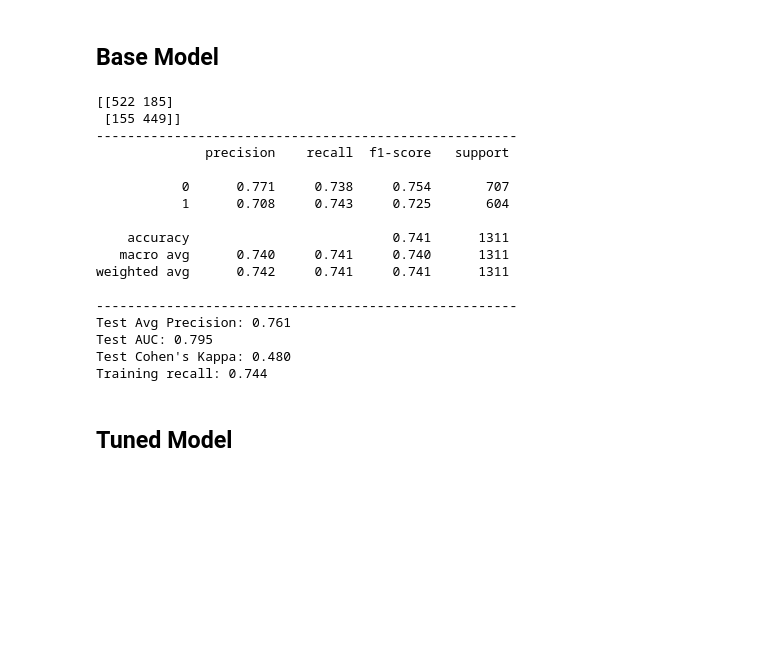
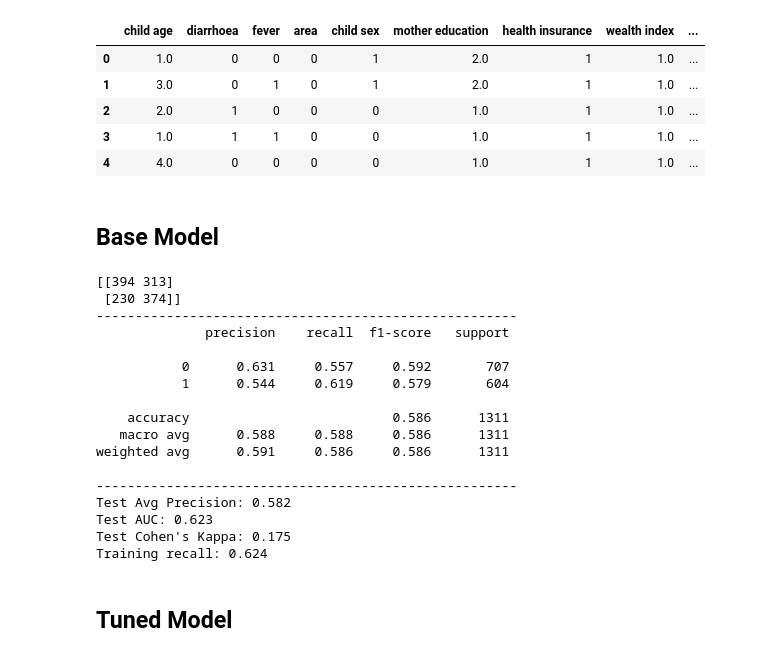
Before and after one commit to deepakbastola/malnutrition, a Jupyter notebook: models/lr.ipynb, the cells around one changed output. Drawn from its saved outputs; the diff is of its cells as text; code cells hidden in the pictures; blank space fills up the shorter version.

```diff
--- a/models/lr.ipynb
+++ b/models/lr.ipynb
@@ -17,7 +17,9 @@ from sklearn.metrics import (classification_report, confusion_matrix, average_pr
 # =====================
 # 1. Prepare Data
 # =====================
-df = pd.read_csv(r"C:\Users\dbastola2022\OneDrive - Florida Atlantic University\Academics\Research\Malnutrition\MICS\malnutrition\Dataset\ch.csv") #Local
+# df = pd.read_csv(r"C:\Users\dbastola2022\OneDrive - Florida Atlantic University\Academics\Research\Malnutrition\MICS\malnutrition\Dataset\ch.csv") #Local
+df = pd.read_csv('/workspaces/malnutrition/Dataset/ch.csv')
+df = df.drop(columns=['child weight'])
 df.head(2)
 
 X = df.drop(columns=['status'])
@@ -32,6 +34,15 @@ X_train_sm, y_train_sm = sm.fit_resample(X_train, y_train)
 
 # print("Before SMOTE:", Counter(y_train))
 # print("After SMOTE:", Counter(y_train_sm))
+# %%
+df.head()
+# %% [output]
+|  | child age | diarrhoea | fever | area | child sex | mother education | health insurance | wealth index | ... |
+| 0 | 1.0 | 0 | 0 | 0 | 1 | 2.0 | 1 | 1.0 | ... |
+| 1 | 3.0 | 0 | 1 | 0 | 1 | 2.0 | 1 | 1.0 | ... |
+| 2 | 2.0 | 1 | 0 | 0 | 0 | 1.0 | 1 | 1.0 | ... |
+| 3 | 1.0 | 1 | 1 | 0 | 0 | 1.0 | 1 | 1.0 | ... |
+| 4 | 4.0 | 0 | 0 | 0 | 0 | 1.0 | 1 | 1.0 | ... |
 # %% [markdown]
 ## Base Model
 # %%
@@ -55,23 +66,23 @@ print(f"Test AUC: {roc_auc_score(y_test, y_proba_base):.3f}")
 print(f"Test Cohen's Kappa: {cohen_kappa_score(y_test, y_pred_base):.3f}")
 print(f"Training recall: {recall_score(y_train_sm, y_train_pred_base):.3f}")
 # %% [output]
-[[522 185]
- [155 449]]
+[[394 313]
+ [230 374]]
 ------------------------------------------------------
               precision    recall  f1-score   support
 
-           0      0.771     0.738     0.754       707
-           1      0.708     0.743     0.725       604
+           0      0.631     0.557     0.592       707
+           1      0.544     0.619     0.579       604
 
-    accuracy                          0.741      1311
-   macro avg      0.740     0.741     0.740      1311
-weighted avg      0.742     0.741     0.741      1311
+    accuracy                          0.586      1311
+   macro avg      0.588     0.588     0.586      1311
+weighted avg      0.591     0.586     0.586      1311
 
 ------------------------------------------------------
-Test Avg Precision: 0.761
-Test AUC: 0.795
-Test Cohen's Kappa: 0.480
-Training recall: 0.744
+Test Avg Precision: 0.582
+Test AUC: 0.623
+Test Cohen's Kappa: 0.175
+Training recall: 0.624
 # %% [markdown]
 ## Tuned Model
 # %%
```
Also changed, not shown: parts of 2 cells of this notebook, 10 other files.
